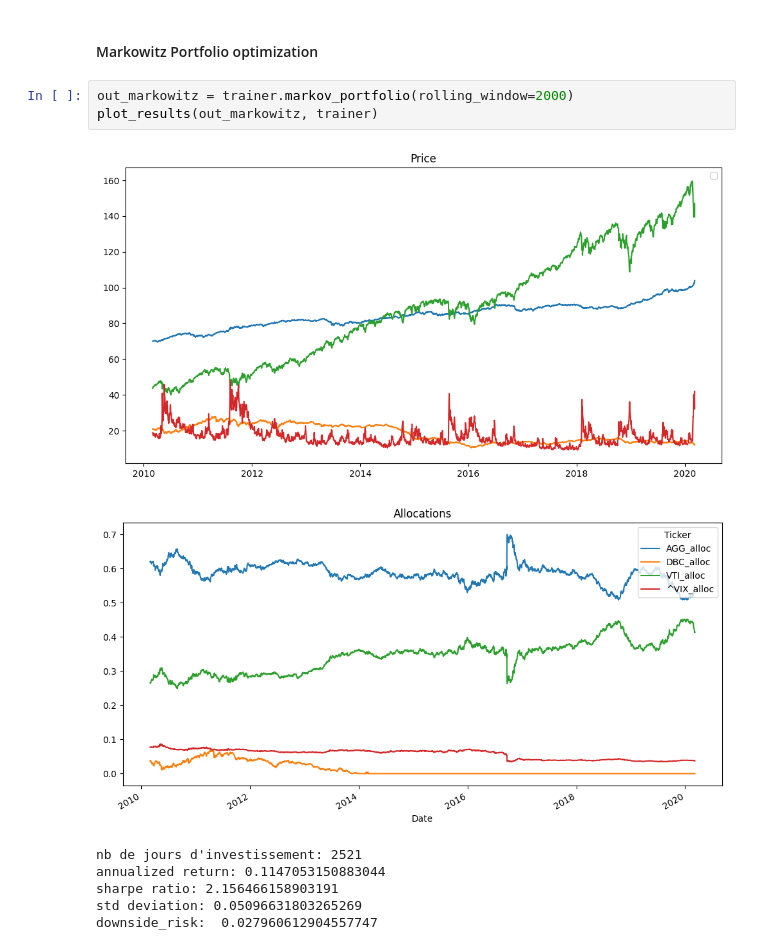
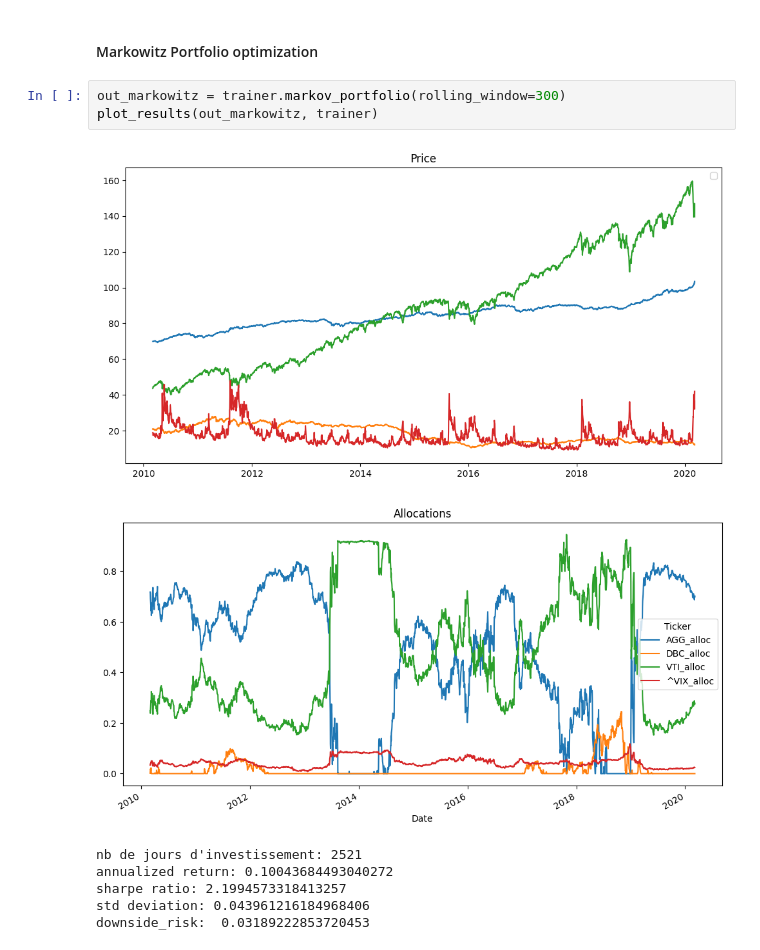
Before and after one commit to QMoayedpour/Advanced_ML_Ensae, a Jupyter notebook: ntbk/paper_implementation.ipynb, the cells around one changed output. Saved outputs shown, nothing was run; the diff lists cells and outputs as text.

```diff
--- a/ntbk/paper_implementation.ipynb
+++ b/ntbk/paper_implementation.ipynb
@@ -291,16 +291,16 @@ downside_risk:  0.044499198167806064
 # %% [markdown]
 #### Markowitz Portfolio optimization
 # %%
-out_markowitz = trainer.markov_portfolio(rolling_window=2000)
+out_markowitz = trainer.markov_portfolio(rolling_window=300)
 plot_results(out_markowitz, trainer)
 # %% [output]
 [figure]
-[figure, old version]
+[figure, new version]
 nb de jours d'investissement: 2521
-annualized return: 0.1147053150883044
-sharpe ratio: 2.156466158903191
-std deviation: 0.05096631803265269
-downside_risk:  0.027960612904557747
+annualized return: 0.10043684493040272
+sharpe ratio: 2.1994573318413257
+std deviation: 0.043961216184968406
+downside_risk:  0.03189222853720453
 # %%
 list_results = [out_markowitz, out_rnn, out_gru, out_lstm]
 list_names = ["Markowitz", "RNN", "GRU", "LSTM"]
```
Also changed, not shown: parts of 5 cells of this notebook, 2 other files.
